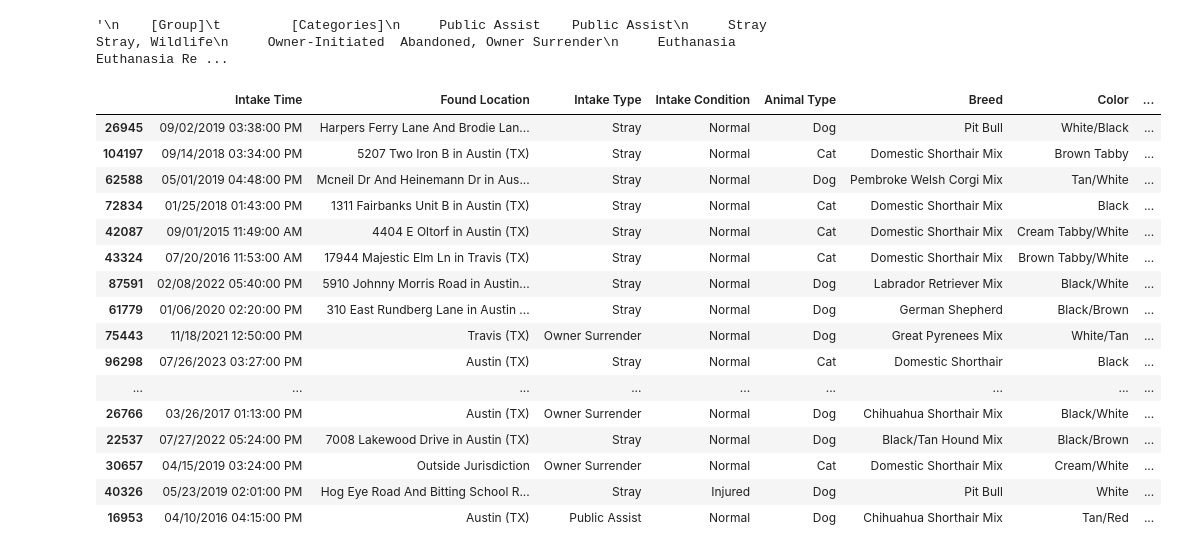
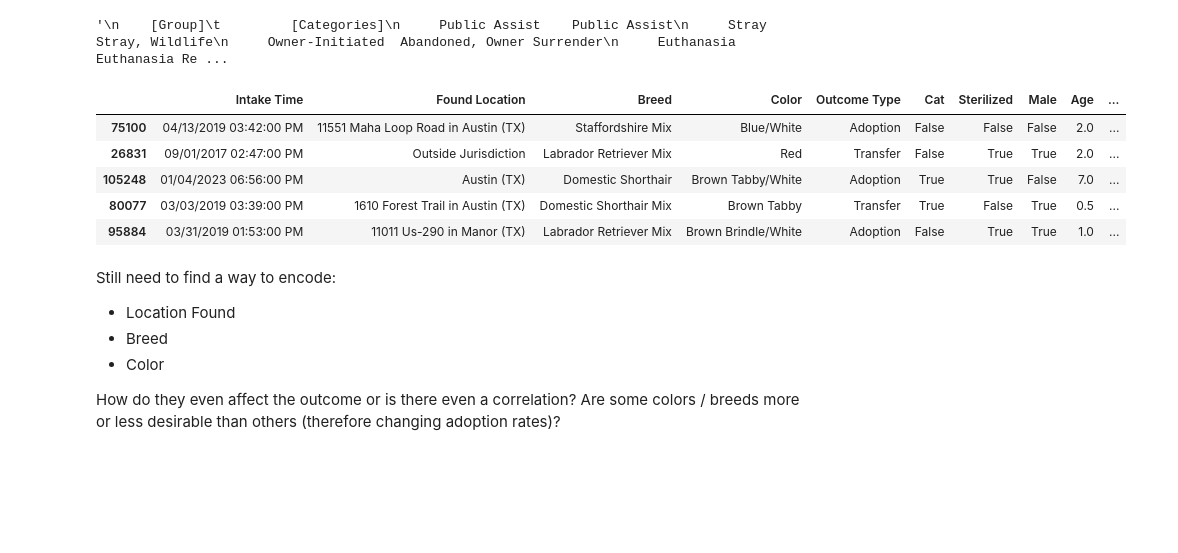
Before and after one commit to chenyiwang24/cs363_final_project, a Jupyter notebook: final.ipynb, the cells around one changed output. Drawn from its saved outputs; the diff is of its cells as text; code cells hidden in the pictures; blank space fills up the shorter version.

Commit message:
Feature engineer, one hot encoded categoricals and grouped similar categories

```diff
--- a/final.ipynb
+++ b/final.ipynb
@@ -59,6 +48,10 @@ animal_data.drop("Outcome Time", axis=1, inplace=True)
 
 # drop birth date
 animal_data.drop("Date of Birth", axis=1, inplace=True)
+
+# transform Animal Type into a binary column: Cat -> True, Dog -> False
+animal_data['Cat'] = animal_data['Animal Type'].apply(lambda x: True if x == 'Cat' else False)
+animal_data.drop('Animal Type', axis=1, inplace=True)
 
 # separate age at intake and reproductive status, create new column
 split_cols = animal_data['Sex upon Intake'].str.split(' ', n=1, expand=True)
@@ -99,5 +92,5 @@ animal_data['Age'] = animal_data['Age upon Intake'].apply(age_to_years)
 animal_data.drop('Age upon Intake', axis=1, inplace=True)
 
 pd.set_option('display.max_columns', None)
-animal_data.sample(20) # sample some data after transformations
+animal_data.sample(5) # sample some data after transformations
 # %% [output]
@@ -222,6 +204,7 @@ condition_map = {
 # map with a fallback to 'Rare'
 animal_data['Condition'] = animal_data['Intake Condition'].map(condition_map).fillna('Rare')
 animal_data = pd.get_dummies(animal_data, columns=['Condition'])
+animal_data.drop('Intake Condition', axis=1, inplace=True)
 
-animal_data.sample(20)  # sample some data after transformation
+animal_data.sample(5)  # sample some data after transformation
 # %% [output]
@@ -292,34 +264,31 @@ These would be the groupings that are most similar to each other based on the ou
 # %%
 # Define the mapping for grouping intake types
 intake_type_map = {
     'Stray': 'Stray',
     'Public Assist': 'Public Assist',
     'Wildlife': 'Stray',
     'Abandoned': 'Owner Initiated',
     'Owner Surrender': 'Owner Initiated',
     'Euthanasia Request': 'Euthanasia'
 }
 
 # Map the intake types to their respective groups
 animal_data['Intake Group'] = animal_data['Intake Type'].map(intake_type_map).fillna('Other')
 animal_data = pd.get_dummies(animal_data, columns=['Intake Group'])
+animal_data.drop('Intake Type', axis=1, inplace=True)
 
-animal_data.sample(20)  # sample some data after transformation
+animal_data.sample(5)  # sample some data after transformation
 # %% [output]
-|  | Intake Time | Found Location | Intake Type | Intake Condition | Animal Type | Breed | Color | ... |
-| 26945 | 09/02/2019 03:38:00 PM | Harpers Ferry Lane And Brodie Lan... | Stray | Normal | Dog | Pit Bull | White/Black | ... |
-| 104197 | 09/14/2018 03:34:00 PM | 5207 Two Iron B in Austin (TX) | Stray | Normal | Cat | Domestic Shorthair Mix | Brown Tabby | ... |
-| 62588 | 05/01/2019 04:48:00 PM | Mcneil Dr And Heinemann Dr in Aus... | Stray | Normal | Dog | Pembroke Welsh Corgi Mix | Tan/White | ... |
-| 72834 | 01/25/2018 01:43:00 PM | 1311 Fairbanks Unit B in Austin (TX) | Stray | Normal | Cat | Domestic Shorthair Mix | Black | ... |
-| 42087 | 09/01/2015 11:49:00 AM | 4404 E Oltorf in Austin (TX) | Stray | Normal | Cat | Domestic Shorthair Mix | Cream Tabby/White | ... |
-| 43324 | 07/20/2016 11:53:00 AM | 17944 Majestic Elm Ln in Travis (TX) | Stray | Normal | Cat | Domestic Shorthair Mix | Brown Tabby/White | ... |
-| 87591 | 02/08/2022 05:40:00 PM | 5910 Johnny Morris Road in Austin... | Stray | Normal | Dog | Labrador Retriever Mix | Black/White | ... |
-| 61779 | 01/06/2020 02:20:00 PM | 310 East Rundberg Lane in Austin ... | Stray | Normal | Dog | German Shepherd | Black/Brown | ... |
-| 75443 | 11/18/2021 12:50:00 PM | Travis (TX) | Owner Surrender | Normal | Dog | Great Pyrenees Mix | White/Tan | ... |
-| 96298 | 07/26/2023 03:27:00 PM | Austin (TX) | Stray | Normal | Cat | Domestic Shorthair | Black | ... |
-| ... | ... | ... | ... | ... | ... | ... | ... | ... |
-| 26766 | 03/26/2017 01:13:00 PM | Austin (TX) | Owner Surrender | Normal | Dog | Chihuahua Shorthair Mix | Black/White | ... |
-| 22537 | 07/27/2022 05:24:00 PM | 7008 Lakewood Drive in Austin (TX) | Stray | Normal | Dog | Black/Tan Hound Mix | Black/Brown | ... |
-| 30657 | 04/15/2019 03:24:00 PM | Outside Jurisdiction | Owner Surrender | Normal | Cat | Domestic Shorthair Mix | Cream/White | ... |
-| 40326 | 05/23/2019 02:01:00 PM | Hog Eye Road And Bitting School R... | Stray | Injured | Dog | Pit Bull | White | ... |
-| 16953 | 04/10/2016 04:15:00 PM | Austin (TX) | Public Assist | Normal | Dog | Chihuahua Shorthair Mix | Tan/Red | ... |
+|  | Intake Time | Found Location | Breed | Color | Outcome Type | Cat | Sterilized | Male | Age | ... |
+| 75100 | 04/13/2019 03:42:00 PM | 11551 Maha Loop Road in Austin (TX) | Staffordshire Mix | Blue/White | Adoption | False | False | False | 2.0 | ... |
+| 26831 | 09/01/2017 02:47:00 PM | Outside Jurisdiction | Labrador Retriever Mix | Red | Transfer | False | True | True | 2.0 | ... |
+| 105248 | 01/04/2023 06:56:00 PM | Austin (TX) | Domestic Shorthair | Brown Tabby/White | Adoption | True | True | False | 7.0 | ... |
+| 80077 | 03/03/2019 03:39:00 PM | 1610 Forest Trail in Austin (TX) | Domestic Shorthair Mix | Brown Tabby | Transfer | True | False | True | 0.5 | ... |
+| 95884 | 03/31/2019 01:53:00 PM | 11011 Us-290 in Manor (TX) | Labrador Retriever Mix | Brown Brindle/White | Adoption | False | True | True | 1.0 | ... |
+# %% [markdown]
+Still need to find a way to encode:
+- Location Found
+- Breed
+- Color
+
+How do they even affect the outcome or is there even a correlation? Are some colors / breeds more or less desirable than others (therefore changing adoption rates)?
```
Also changed, not shown: parts of 3 cells of this notebook.
